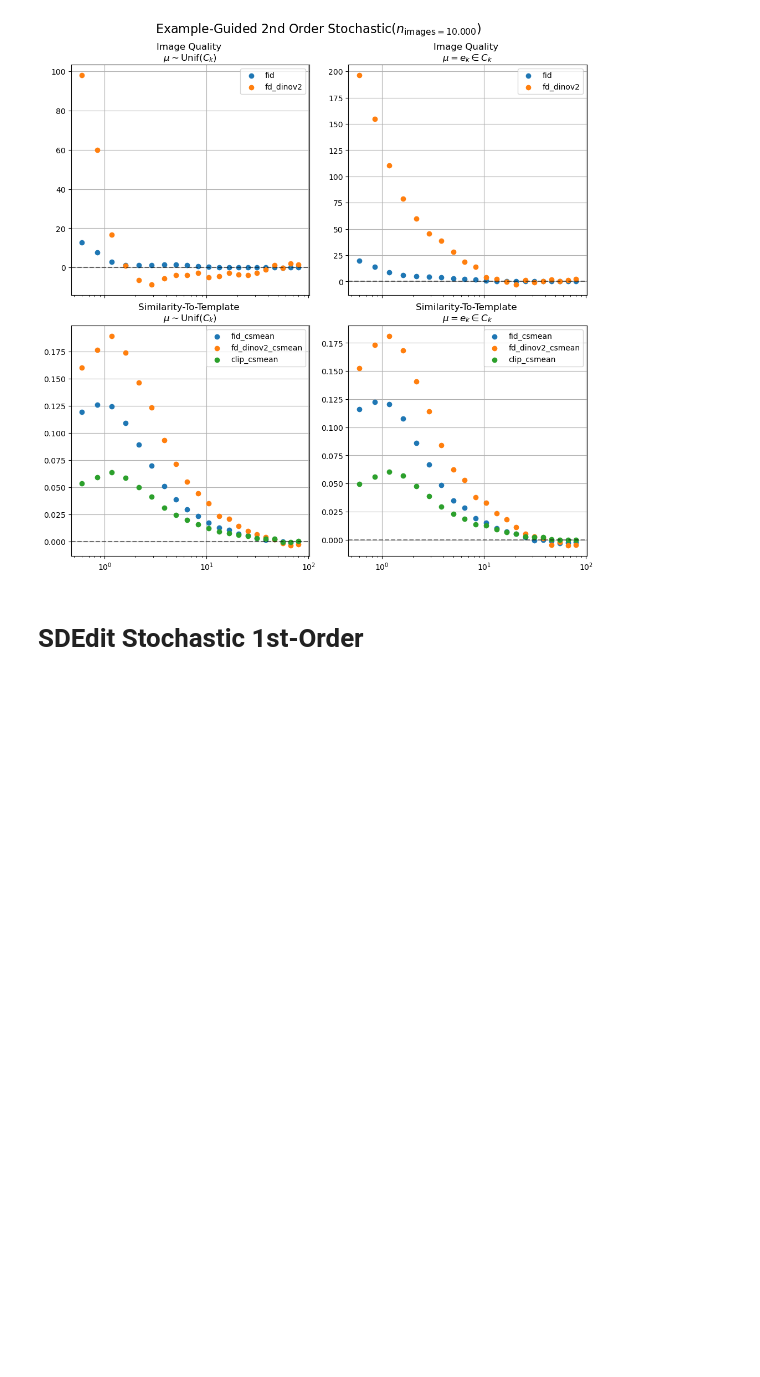
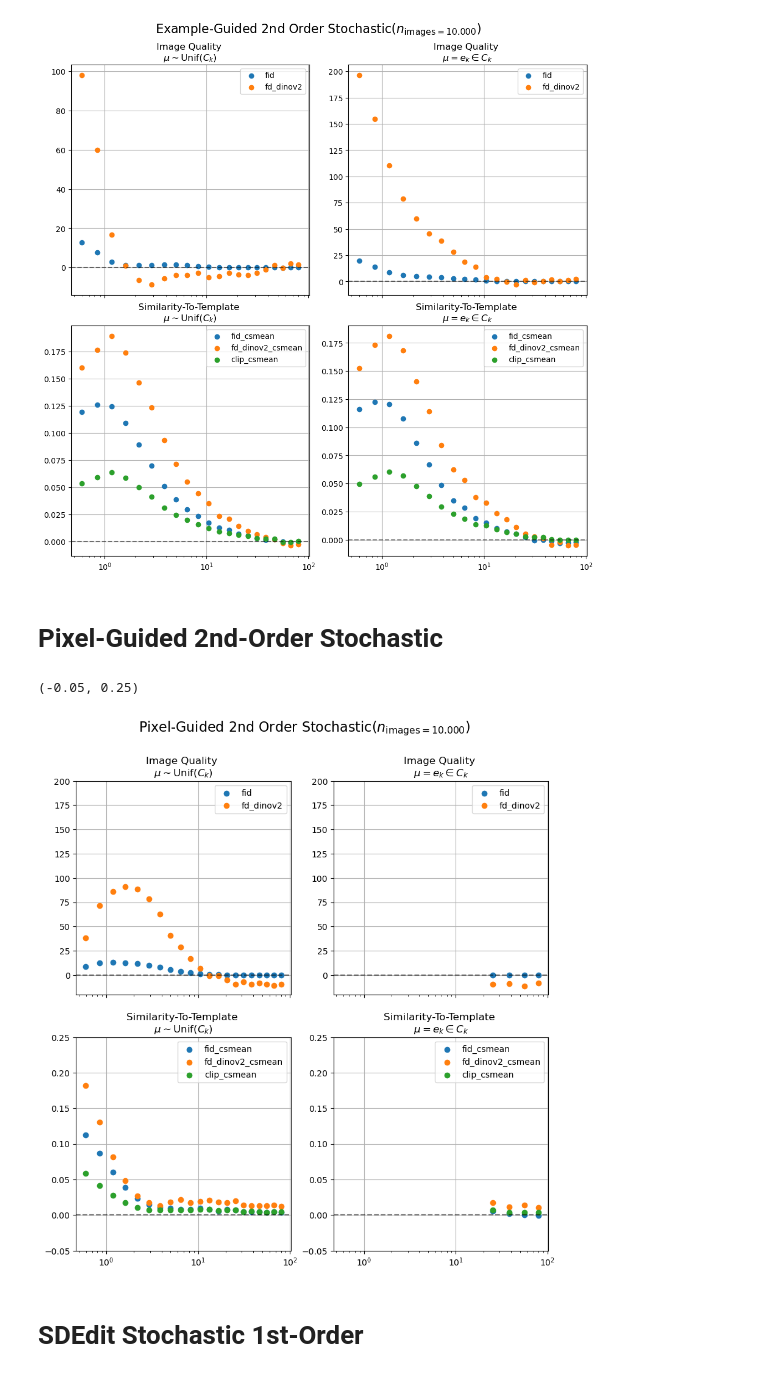
Before and after one commit to M-wag/push-pull-guidance, a Jupyter notebook: main.ipynb, the cells around one changed output. Cells and saved outputs as stored; diff of their text form; code cells hidden in the pictures; blank space fills up the shorter version.

```diff
--- a/main.ipynb
+++ b/main.ipynb
@@ -359,6 +396,74 @@ fig, axes = plt.subplots(2, 2, figsize=(10, 10), constrained_layout=True, sharex
 plot_condition(fig, axes.flat, df_many[name], df_few[name], df_base[name], title="Example-Guided 2nd Order Stochastic")
 # %% [output]
 [figure]
+# %% [markdown]
+# Pixel-Guided 2nd-Order Stochastic
+# %%
+name = "pix-stoch-2ndord"
+
+df_base[name] = df_all.filter([
+    # 2nd Order Sampling
+    pl.col("apply_2nd_order")   == True,
+    pl.col("num_steps")         == 32,
+    # Num steps = 10_000
+    pl.col("num_images")        == 10_000,
+    # No noise gate
+    pl.col("type_gate").is_null(),
+    pl.col("nu").is_null(),
+    # Many-Examples
+    pl.col("example_idx_range").is_null(),
+    pl.col("S_churn")           == 0,
+]).select(["nu", "metrics"]).unnest("metrics")
+
+df_many[name] = df_all.filter([
+    # 2nd Order Sampling
+    pl.col("apply_2nd_order")   == True,
+    pl.col("num_steps")         == 32,
+    # Ambient space
+    pl.col("latent_type")       == "ambient",
+    # Heaviside noise gate
+    pl.col("type_gate")         == "heaviside",
+    # No delayed guidance initialization
+    pl.col("noise_onset")       == 80.0,
+    pl.col("use_noisy_examples")== False,
+    # Many-Examples
+    pl.col("example_idx_range").is_null(),
+    # Stochastic
+    pl.col("S_churn")           != 0,
+]).select(["nu", "metrics"]).sort("nu").unnest("metrics")
+
+
+df_few[name] = df_all.filter([
+    # 2nd Order Sampling
+    pl.col("apply_2nd_order")   == True,
+    pl.col("num_steps")         == 32,
+    # Ambient space
+    pl.col("latent_type")       == "ambient",
+    # Heaviside noise gate
+    pl.col("type_gate")         == "heaviside",
+    # No delayed guidance initialization
+    pl.col("noise_onset")       == 80.0,
+    pl.col("use_noisy_examples")== False,
+    # Many-Examples
+    pl.col("example_idx_range") == [0, 1],
+    # Stochastic
+    pl.col("S_churn")           != 0,
+]).select(["nu", "metrics"]).sort("nu").unnest("metrics")
+
+
+# Ensure you have no duplicates of nu
+assert df_many[name]["nu"].is_unique().all() == True
+assert df_few[name]["nu"].is_unique().all() == True
+
+fig, axes = plt.subplots(2, 2, figsize=(10, 10), sharex=True)
+plot_condition(fig, axes.flat, df_many[name], df_few[name], df_base[name], title="Pixel-Guided 2nd Order Stochastic")
+axes[0,1].set_ylim([-20, 200])
+axes[0,0].set_ylim([-20, 200])
+axes[1,1].set_ylim([-0.05, 0.25])
+axes[1,0].set_ylim([-0.05, 0.25])
+# %% [output]
+(-0.05, 0.25)
+[figure, added]
 # %% [markdown]
 # SDEdit Stochastic 1st-Order
 # %%
```
Also changed, not shown: parts of 9 cells of this notebook.
